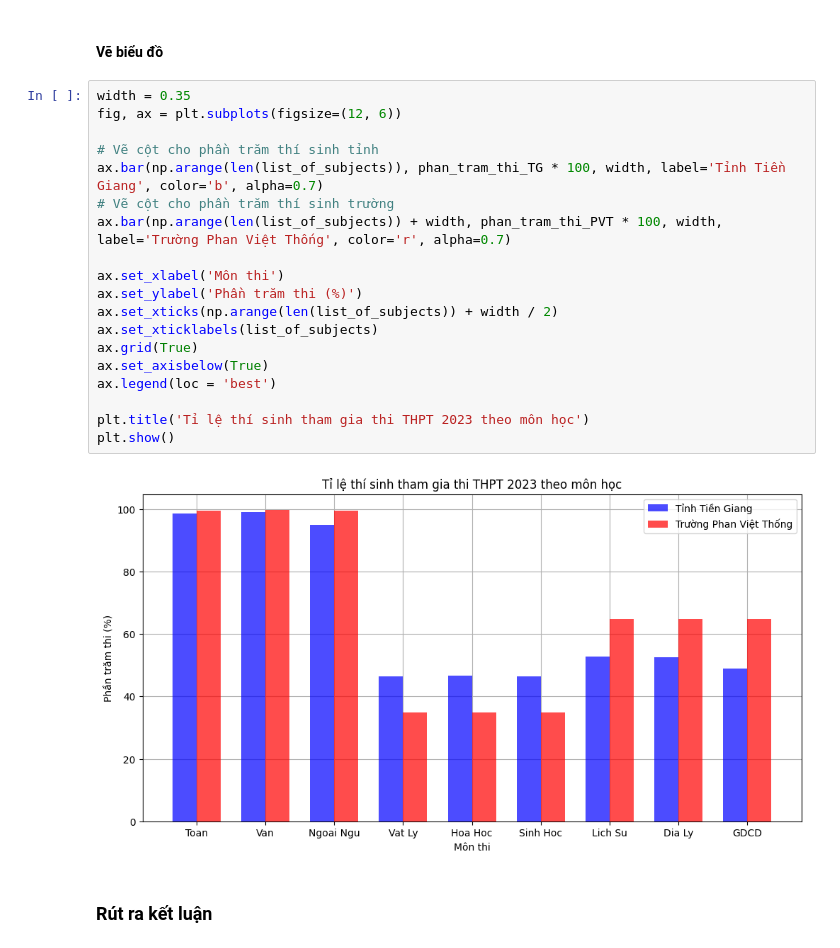
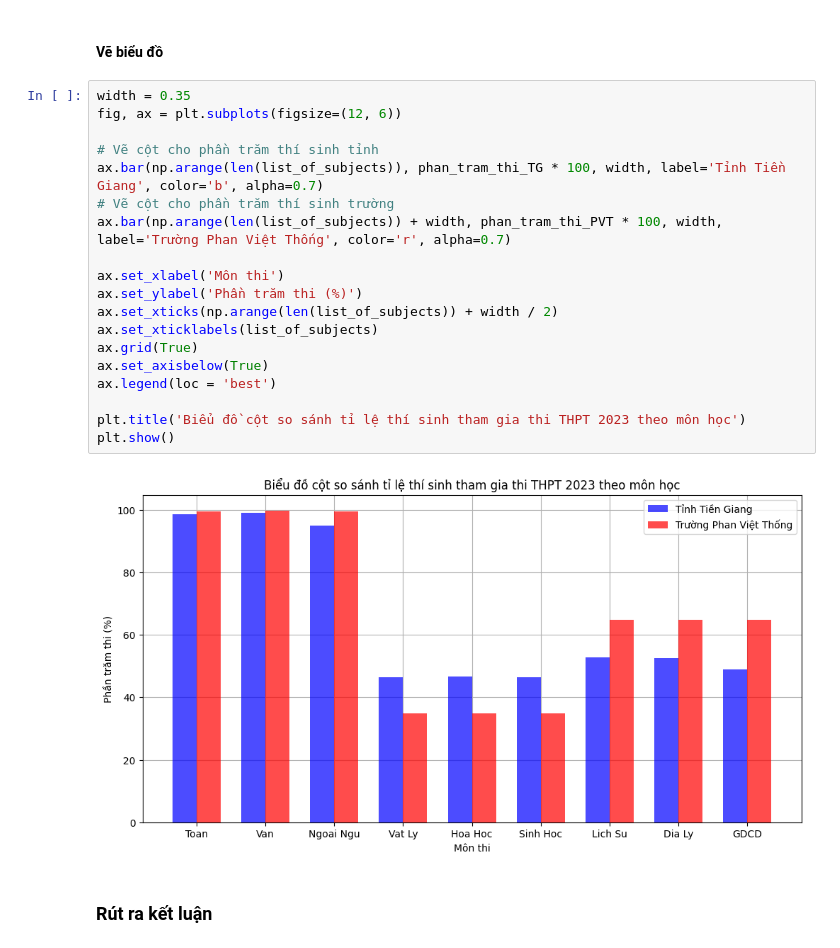
Before and after one commit to nauht1/ScoreAnalysisProject, a Jupyter notebook: Insight.ipynb, the cells around one changed output. Saved outputs shown, nothing was run; the diff lists cells and outputs as text.

```diff
--- a/Insight.ipynb
+++ b/Insight.ipynb
@@ -177,24 +177,24 @@ phan_tram_thi_PVT = so_luong_thi_PVT / count_tong_pvt
 # %%
 width = 0.35
 fig, ax = plt.subplots(figsize=(12, 6))
 
 # Vẽ cột cho phần trăm thí sinh tỉnh
 ax.bar(np.arange(len(list_of_subjects)), phan_tram_thi_TG * 100, width, label='Tỉnh Tiền Giang', color='b', alpha=0.7)
 # Vẽ cột cho phần trăm thí sinh trường
 ax.bar(np.arange(len(list_of_subjects)) + width, phan_tram_thi_PVT * 100, width, label='Trường Phan Việt Thống', color='r', alpha=0.7)
 
 ax.set_xlabel('Môn thi')
 ax.set_ylabel('Phần trăm thi (%)')
 ax.set_xticks(np.arange(len(list_of_subjects)) + width / 2)
 ax.set_xticklabels(list_of_subjects)
 ax.grid(True)
 ax.set_axisbelow(True)
 ax.legend(loc = 'best')
 
-plt.title('Tỉ lệ thí sinh tham gia thi THPT 2023 theo môn học')
+plt.title('Biểu đồ cột so sánh tỉ lệ thí sinh tham gia thi THPT 2023 theo môn học')
 plt.show()
 # %% [output]
-[figure, old version]
+[figure, new version]
 # %% [markdown]
 ### Rút ra kết luận
 # %% [markdown]
```
Also changed, not shown: parts of 7 cells of this notebook.
